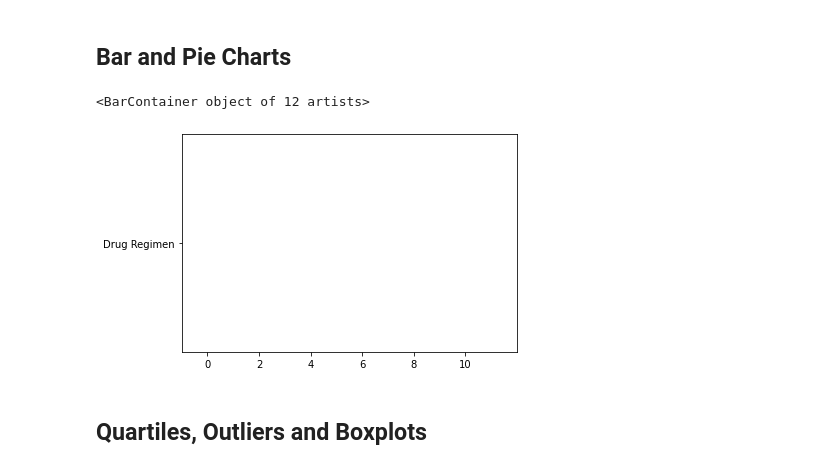
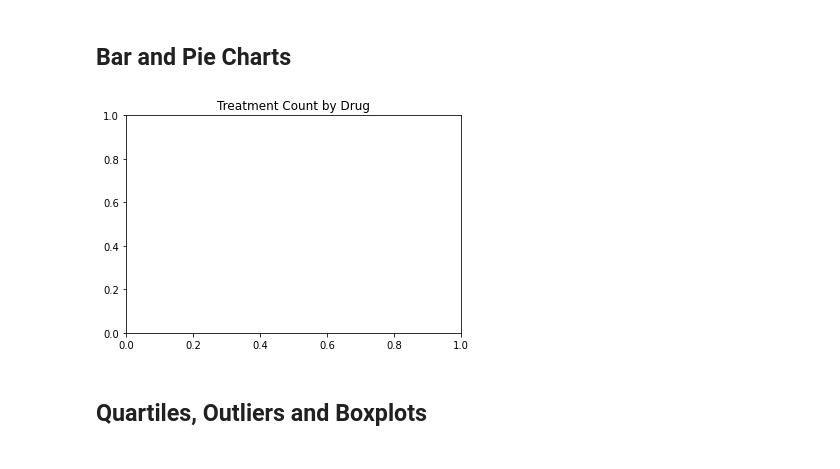
Before and after one commit to justinlpottsco/matplotlib-challenge, a Jupyter notebook: pymaceuticals_starter.ipynb, the cells around one changed output. Saved outputs shown, nothing was run; the diff lists cells and outputs as text; code cells hidden in the pictures.

```diff
--- a/pymaceuticals_starter.ipynb
+++ b/pymaceuticals_starter.ipynb
@@ -144,12 +143,15 @@ Drugs
 ## Bar and Pie Charts
 # %%
 # Generate a bar plot showing the total number of unique mice tested on each drug regimen using pandas.
-Drug_Regimen = [13000, 26000, 52000, 30000, 9000]
-x_axis = np.arange(len("Drug Regimen"))
-plt.bar(x_axis, "Drug Regimen", color='r', alpha=0.5, align="center")
+BarPlot = pd.DataFrame(combinedata.groupby(["Drug Regimen"]).count()).reset_index()
+
+Define = BarPlot[["Drug Regimen", "Mouse ID"]]
+Define = Define.set_index("Drug Regimen")
+
+plt.title("Treatment Count by Drug")
+plt.show()
 # %% [output]
-<BarContainer object of 12 artists>
-[figure, old version]
+[figure, new version]
 # %%
 # Generate a bar plot showing the total number of unique mice tested on each drug regimen using pyplot.
 # %%
```
Also changed, not shown: parts of 1 cell of this notebook.
